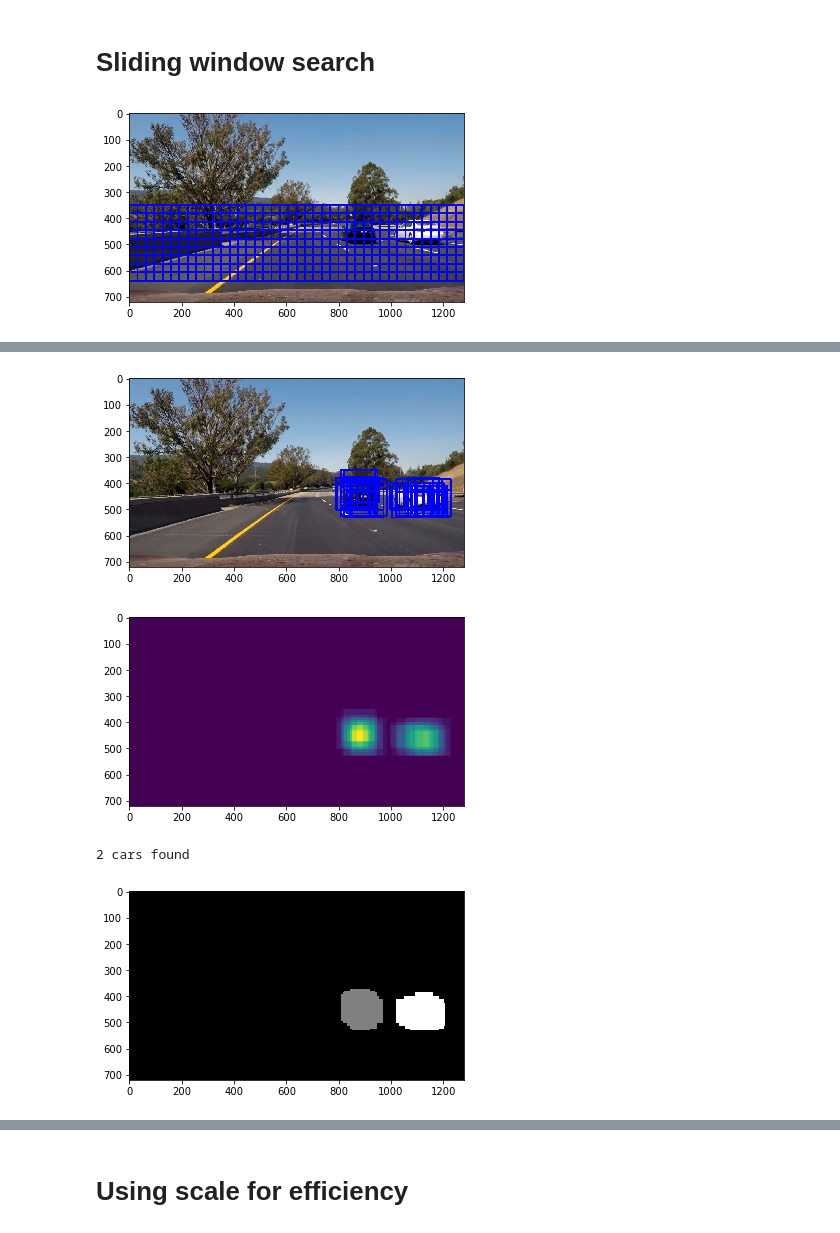
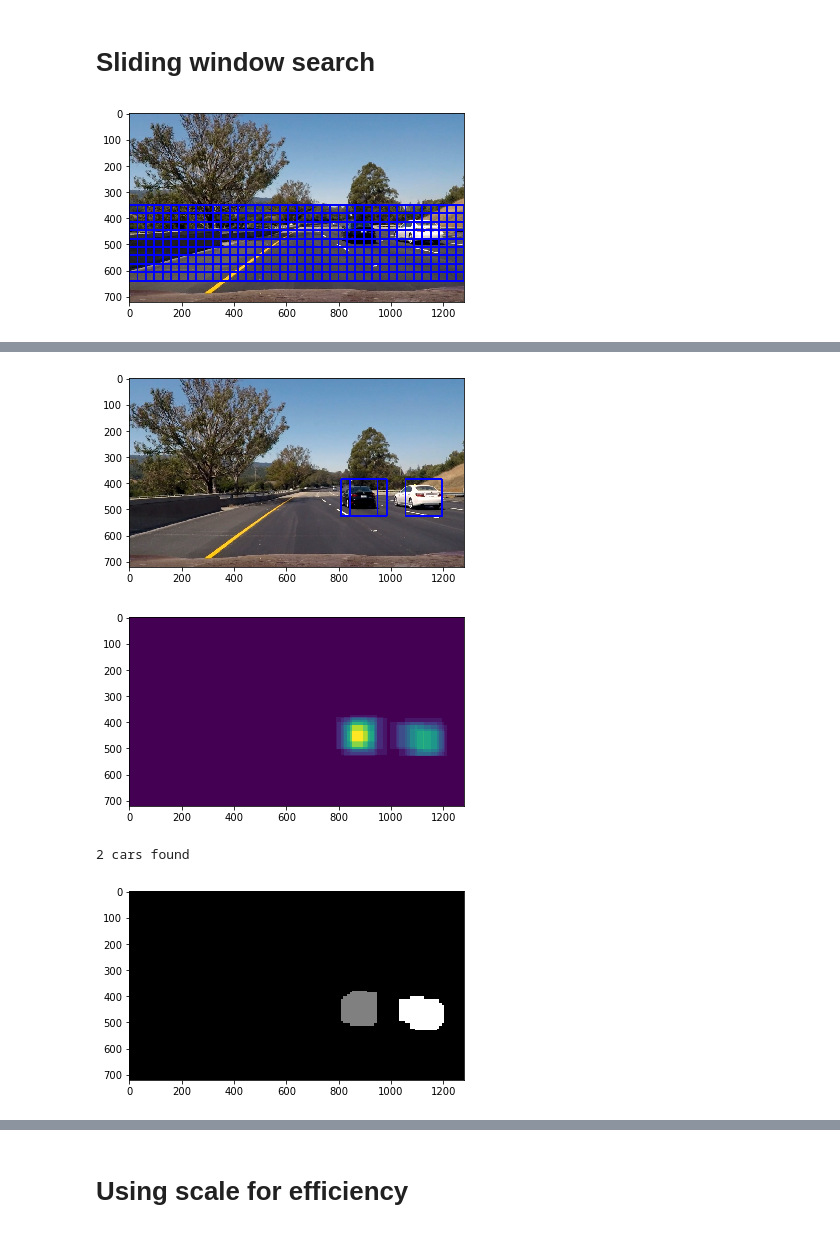
Before and after one commit to orenmeiri/CarND-Vehicle-Detection, a Jupyter notebook: P5-Vehicle_Tracking.ipynb, the cells around one changed output, grey strips where cells are left out. Saved outputs shown, nothing was run; the diff lists cells and outputs as text; code cells hidden in the pictures.

```diff
--- a/P5-Vehicle_Tracking.ipynb
+++ b/P5-Vehicle_Tracking.ipynb
@@ -185,7 +185,7 @@ For these 10 labels:  [ 1.  0.  0.  1.  0.  1.  1.  0.  0.  0.]
 # Sliding window search
 # %%
 # Here is your draw_boxes function from the previous exercise
-def draw_boxes(img, bboxes, color=(0, 0, 255), thick=6):
+def draw_boxes(img, bboxes, color=(0, 0, 1), thick=6):
     # Make a copy of the image
     imcopy = np.copy(img)
     # Iterate through the bounding boxes
@@ -290,7 +289,7 @@ def apply_threshold(heatmap, threshold, can_override):
     # Return thresholded map
     return threshold_heatmap
 # %%
-def find_cars(img, debug, draw_image, ystart, ystop, scale):
+def find_cars(img, debug, ystart, ystop, scale):
     global svc
     global orient
     global pix_per_cel
@@ -349,21 +348,19 @@ def find_cars(img, debug, draw_image, ystart, ystop, scale):
             # Scale features and make a prediction
 #             test_features = hog_features.reshape(1, -1)
             test_features = X_scaler.transform(np.hstack((spatial_features, hist_features, hog_features)).reshape(1, -1))
-            test_prediction = svc.predict(test_features)
-#             print(test_prediction)
-            if test_prediction == 1:
+#             test_prediction = svc.predict(test_features)
+            confidence = svc.decision_function(test_features)
+            if confidence > 1:
                 xbox_left = np.int(xleft*scale)
                 ytop_draw = np.int(ytop*scale)
                 win_draw = np.int(window*scale)
-                if debug:
-                    cv2.rectangle(draw_image,(xbox_left, ytop_draw+ystart),(xbox_left+win_draw,ytop_draw+win_draw+ystart),(0,0,1),6)
+#                 if debug:
+#                     confidence = svc.decision_function(test_features)
+#                     print("confidence score {}".format(confidence))
                 bboxes.append(((xbox_left, ytop_draw+ystart),(xbox_left+win_draw,ytop_draw+win_draw+ystart)))
     end = time.time()
 #     print('find_cars took {} ms'.format((end - start) * 1000))
-    if debug:
-        return draw_image, bboxes
-    else:
-        return bboxes
+    return bboxes
 # %%
 def draw_labeled_bboxes(img, labels):
     # Iterate through all detected cars
@@ -402,7 +399,7 @@ scale = 1
 while scale < 2:
     time1 = time.time()
     scale += 0.3
-    draw_image, box_list = find_cars(image, True, draw_image, ystart, ystop, scale)
+    box_list = find_cars(image, True, ystart, ystop, scale)
     heat = add_heat(heat,box_list)
     time2 = time.time()
     print("scale {} took {} ms".format(scale, (time2-time1) * 1000))
@@ -410,6 +407,7 @@ while scale < 2:
 
 
 # found car in these windows
+draw_image = draw_boxes(image, box_list, color=(0, 0, 1), thick=6)
 plt.imshow(draw_image)
 plt.show()
 # plt.savefig('output_images/hot_windows.jpg')
@@ -443,4 +441,4 @@ scale 2.2 took 151.2768268585205 ms
-[figure, old version]
+[figure, new version]
-[figure, old version]
+[figure, new version]
 2 cars found
-[figure, old version]
+[figure, new version]
```
Also changed, not shown: parts of 8 cells of this notebook, 3 other files.
